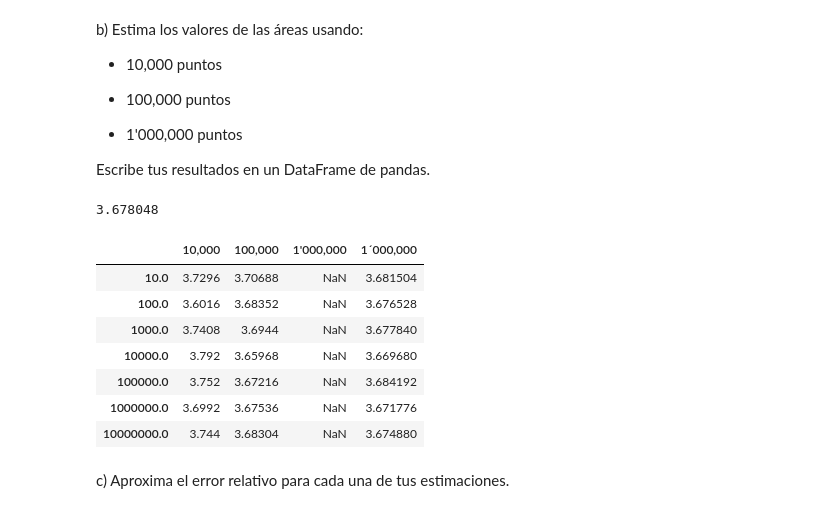
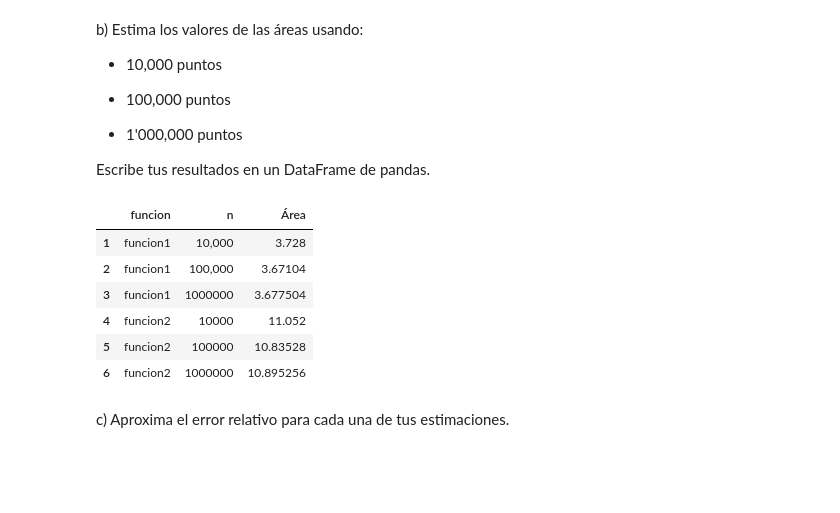
Before and after one commit to diego0603/SM_DiegoIslas, a Jupyter notebook: A11.- Integración Montecarlo.ipynb, the cells around one changed output. Drawn from its saved outputs; the diff is of its cells as text; code cells hidden in the pictures; blank space fills up the shorter version.

```diff
--- a/A11.- Integración Montecarlo.ipynb
+++ b/A11.- Integración Montecarlo.ipynb
@@ -137,34 +139,48 @@ b) Estima los valores de las áreas usando:
 
 Escribe tus resultados en un DataFrame de pandas.
 # %%
-def montecarlo_tipo2(fun_1, ax, bx, ay, by, n):
+def montecarlo_tipo2(func_1, ax, bx, ay, by, n):
     x = np.random.uniform(ax, bx, n)
     y = np.random.uniform(ay, by, n)
     AR = (bx - ax)*(by - ay)
-    return fun_1(x, y).mean()*AR
+    return func_1(x, y).mean()*AR
 
-montecarlo_tipo2(fun_1, -2, 2, -2, 2, 10000)
-montecarlo_tipo2(fun_1, -2, 2, -2, 2, 100000)
-montecarlo_tipo2(fun_1, -2, 2, -2, 2, 1000000)
+import pandas as pd
+
+tabla2 = pd.DataFrame(columns=["funcion", "n", "Área"])
+tabla2.loc[1, "funcion"] = "funcion1"
+tabla2.loc[1, "n"] = "10,000"
+tabla2.loc[1, "Área"] = montecarlo_tipo2(func_1, ax, bx, ay, by, 10000)
+
+tabla2.loc[2, "Área"] = montecarlo_tipo2(func_1, ax, bx, ay, by, 100000)
+tabla2.loc[2, "funcion"] = "funcion1"
+tabla2.loc[2, "n"] = "100,000"
+
+tabla2.loc[3, "Área"] = montecarlo_tipo2(func_1, ax, bx, ay, by, 1000000)
+tabla2.loc[3, "funcion"] = "funcion1"
+tabla2.loc[3, "n"] = "1000000"
+
+tabla2.loc[4, "Área"] = montecarlo_tipo2(func_2, ax2, bx2, ay2, by2, 10000)
+tabla2.loc[4, "funcion"] = "funcion2"
+tabla2.loc[4, "n"] = "10000"
+
+tabla2.loc[5, "Área"] = montecarlo_tipo2(func_2, ax2, bx2, ay2, by2, 100000)
+tabla2.loc[5, "funcion"] = "funcion2"
+tabla2.loc[5, "n"] = "100000"
+
+tabla2.loc[6, "Área"] = montecarlo_tipo2(func_2, ax2, bx2, ay2, by2, 1000000)
+tabla2.loc[6, "funcion"] = "funcion2"
+tabla2.loc[6, "n"] = "1000000"
+
+
+tabla2
 # %% [output]
-3.678048
+|  | funcion | n | Área |
+| 1 | funcion1 | 10,000 | 3.728 |
+| 2 | funcion1 | 100,000 | 3.67104 |
+| 3 | funcion1 | 1000000 | 3.677504 |
+| 4 | funcion2 | 10000 | 11.052 |
+| 5 | funcion2 | 100000 | 10.83528 |
+| 6 | funcion2 | 1000000 | 10.895256 |
-# %%
-N = np.logspace(1, 7, 7)
-tabla = pd.DataFrame(columns = ["10,000", "100,000", "1'000,000"], index = N)
-
-for n in N:
-    tabla.loc[n, "10,000"] = montecarlo_tipo2(fun_1, -2, 2, -2, 2, 10000)
-    tabla.loc[n, "100,000"] = montecarlo_tipo2(fun_1, -2, 2, -2, 2, 100000)
-    tabla.loc[n, "1´000,000"] = montecarlo_tipo2(fun_1, -2, 2, -2, 2, 1000000)
-tabla
-# %% [output]
-|  | 10,000 | 100,000 | 1'000,000 | 1´000,000 |
-| 10.0 | 3.7296 | 3.70688 | NaN | 3.681504 |
-| 100.0 | 3.6016 | 3.68352 | NaN | 3.676528 |
-| 1000.0 | 3.7408 | 3.6944 | NaN | 3.677840 |
-| 10000.0 | 3.792 | 3.65968 | NaN | 3.669680 |
-| 100000.0 | 3.752 | 3.67216 | NaN | 3.684192 |
-| 1000000.0 | 3.6992 | 3.67536 | NaN | 3.671776 |
-| 10000000.0 | 3.744 | 3.68304 | NaN | 3.674880 |
 # %% [markdown]
 c) Aproxima el error relativo para cada una de tus estimaciones.
```
Also changed, not shown: parts of 8 cells of this notebook.
